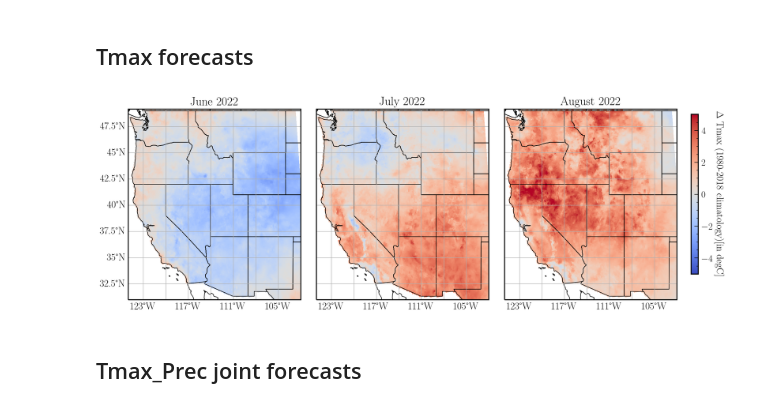
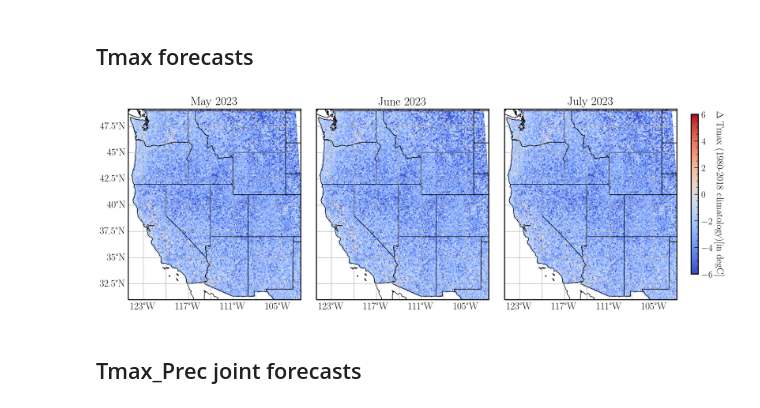
Before and after one commit to jtbuch/SEASFire, a Jupyter notebook: scripts/seas_climate_forecasts.ipynb, the cells around one changed output. Cells and saved outputs as stored; diff of their text form; code cells hidden in the pictures.

```diff
--- a/scripts/seas_climate_forecasts.ipynb
+++ b/scripts/seas_climate_forecasts.ipynb
@@ -194,14 +91,15 @@ clim_df.time= (clim_df.time.dt.year*12 + clim_df.time.dt.month) - (1952*12 + 1)
 # %%
 unit_arr= {'Tmax': 'degC', 'Prec': 'mm' ,'VPD': 'hPa', 'FFWI': 'Intensity', 'Tmin': 'degC'}
 cmap_arr= {'Tmax': 'coolwarm', 'Prec': 'BrBG', 'VPD': 'Reds', 'FFWI': 'coolwarm', 'Tmin': 'coolwarm'}
-jun_arr= np.arange(5, 855, 12)
-jul_arr= jun_arr + 1
-aug_arr= jun_arr + 2
-sep_arr= jun_arr + 3
+may_arr= baseline_mon_arr_func(start_yr= 1980, end_yr= 2018, mindx= 5, base_yr= 1952).values
+jun_arr= baseline_mon_arr_func(start_yr= 1980, end_yr= 2018, mindx= 6, base_yr= 1952).values
+jul_arr= baseline_mon_arr_func(start_yr= 1980, end_yr= 2018, mindx= 7, base_yr= 1952).values
+aug_arr= baseline_mon_arr_func(start_yr= 1980, end_yr= 2018, mindx= 8, base_yr= 1952).values
+sep_arr= baseline_mon_arr_func(start_yr= 1980, end_yr= 2018, mindx= 9, base_yr= 1952).values
 # %%
 ### 2023 climate forecasts
-target_yr= 2022
-target_arr= np.array([857, 858, 859]) - (2023 - target_yr)*12
+target_yr= 2023
+target_arr= np.array([856, 857, 858, 859]) - (2023 - target_yr)*12
 
 lead1mons_fcast_arr= target_arr - 1
 lead2mons_fcast_arr= target_arr - 2
@@ -398,19 +296,24 @@ for m in tqdm(leadsmons_fcast_arr):
     Y_dist_loc_xr.to_netcdf('../sav_files/ngb_pred_files/%s'%pred_var + '_%s'%mb_frac + '_%s'%m + '_%d_ngb_loc.nc'%target_yr) #run_id
     Y_dist_scale_xr.to_netcdf('../sav_files/ngb_pred_files/%s'%pred_var + '_%s'%mb_frac + '_%s'%m + '_%d_ngb_scale.nc'%target_yr)
 # %%
-xarr_tmax_2023= xarray.open_dataarray('../sav_files/ngb_pred_files/%s'%pred_var + '_%s'%mb_frac + '_%s'%leadsmons_fcast_arr[0] + '_%d_ngb_loc.nc'%target_yr) #run_id_arr[0]
+xarr_pred_loc_tyear= xarray.open_dataarray('../sav_files/ngb_pred_files/%s'%pred_var + '_%s'%mb_frac + '_%s'%leadsmons_fcast_arr[0] + '_%d_ngb_loc.nc'%target_yr) #run_id_arr[0]
+xarr_pred_scale_tyear= xarray.open_dataarray('../sav_files/ngb_pred_files/%s'%pred_var + '_%s'%mb_frac + '_%s'%leadsmons_fcast_arr[0] + '_%d_ngb_scale.nc'%target_yr) #run_id_arr[0]
 for i in range(len(leadsmons_fcast_arr)-1): #run_id_arr
-    xarr_tmax_2023= xarray.concat([xarr_tmax_2023, xarray.open_dataarray('../sav_files/ngb_pred_files/%s'%pred_var + '_%s'%mb_frac + '_%s'%leadsmons_fcast_arr[i+1] + '_%d_ngb_loc.nc'%target_yr)], dim= 'time')
+    xarr_pred_loc_tyear= xarray.concat([xarr_pred_loc_tyear, xarray.open_dataarray('../sav_files/ngb_pred_files/%s'%pred_var + '_%s'%mb_frac + '_%s'%leadsmons_fcast_arr[i+1] \
+                                                                                                                                            + '_%d_ngb_loc.nc'%target_yr)], dim= 'time')
+    xarr_pred_scale_tyear= xarray.concat([xarr_pred_scale_tyear, xarray.open_dataarray('../sav_files/ngb_pred_files/%s'%pred_var + '_%s'%mb_frac + '_%s'%leadsmons_fcast_arr[i+1] \
+                                                                                                                                            + '_%d_ngb_scale.nc'%target_yr)], dim= 'time')
 
-Y_obs_xr= xarray.open_dataarray('../sav_files/ngb_pred_files/%s'%pred_var + '_obs.nc')
+Y_obs_xr= xarray.open_dataarray('../data/12km/climate/primary/tmax.nc') # xarray.open_dataarray('../sav_files/ngb_pred_files/%s'%pred_var + '_obs.nc')
+Y_obs_xr= Y_obs_xr.assign_coords({'time': (Y_obs_xr.time.dt.year - 1952)*12 + Y_obs_xr.time.dt.month - 1})
 # %%
-lat_long_fire_grid= coord_transform(xarr_tmax_2023['X'][:].data, xarr_tmax_2023['Y'][:].data, input_crs= 'EPSG:5070', output_crs= 'EPSG:4326')
+lat_long_fire_grid= coord_transform(xarr_pred_loc_tyear['X'][:].data, xarr_pred_loc_tyear['Y'][:].data, input_crs= 'EPSG:5070', output_crs= 'EPSG:4326')
 extent = [-125, -102, 31, 49]
 central_lon = np.mean(extent[:2])
 central_lat = np.mean(extent[2:])
 plot_id= 'normalized_seas_detrended'
-vmin_pred= -5
-vmax_pred= 5
+vmin_pred= -6
+vmax_pred= 6
 
 fig= plt.figure(figsize=(18, 10))
 gs = fig.add_gridspec(4, 6)
@@ -419,53 +322,53 @@ ax= fig.add_subplot(gs[0:4, 0:2], projection=ccrs.PlateCarree())
 ax.set_extent(extent);
 ax.add_feature(cfeature.LAND, edgecolor='black', facecolor= 'white');
 ax.add_feature(cfeature.STATES, edgecolor='black');
-CS= ax.pcolormesh(lat_long_fire_grid[1], lat_long_fire_grid[0], xarr_tmax_2023[0, : , :] - np.mean(Y_obs_xr[Y_obs_xr.time.isin(jun_arr[28:59]), :, :], axis= 0), vmin= vmin_pred, vmax= vmax_pred, cmap= cmap_arr[pred_var]) #.mean(axis= 0, skipna= False)
+CS= ax.pcolormesh(lat_long_fire_grid[0], lat_long_fire_grid[1], xarr_pred_loc_tyear[0, : , :] - np.mean(Y_obs_xr[Y_obs_xr.time.isin(may_arr), :, :], axis= 0), vmin= vmin_pred, vmax= vmax_pred, cmap= cmap_arr[pred_var])
 gl= ax.gridlines(draw_labels=True);
 gl.xlabel_style = {'size': 18, 'color': 'black'}
 gl.ylabel_style = {'size': 18, 'color': 'black'}
 gl.top_labels = False
 gl.right_labels = False
 ax.set_aspect(1.4/1)
-ax.set_title(r'June %d'%target_yr, fontsize= 22);
+ax.set_title(r'May %d'%target_yr, fontsize= 22);
 
 ax1= fig.add_subplot(gs[0:4, 2:4], projection=ccrs.PlateCarree())
 ax1.set_extent(extent);
 ax1.add_feature(cfeature.LAND, edgecolor='black', facecolor= 'white');
 ax1.add_feature(cfeature.STATES, edgecolor='black');
-CS1= ax1.pcolormesh(lat_long_fire_grid[1], lat_long_fire_grid[0], xarr_tmax_2023[1, : , :] - np.mean(Y_obs_xr[Y_obs_xr.time.isin(jul_arr[28:59]), :, :], axis= 0), vmin= vmin_pred, vmax= vmax_pred, cmap= cmap_arr[pred_var]) #.mean(axis= 0, skipna= False)
+CS1= ax1.pcolormesh(lat_long_fire_grid[0], lat_long_fire_grid[1], xarr_pred_loc_tyear[1, : , :] - np.mean(Y_obs_xr[Y_obs_xr.time.isin(jun_arr), :, :], axis= 0), vmin= vmin_pred, vmax= vmax_pred, cmap= cmap_arr[pred_var]) #.mean(axis= 0, skipna= False)
 gl1= ax1.gridlines(draw_labels=True);
 gl1.xlabel_style = {'size': 18, 'color': 'black'}
 gl1.ylabel_style = {'size': 18, 'color': 'black'}
 gl1.top_labels = False
 gl1.left_labels = False
 gl1.right_labels = False
 ax1.set_aspect(1.4/1)
-ax1.set_title(r'July %d'%target_yr, fontsize= 22);
+ax1.set_title(r'June %d'%target_yr, fontsize= 22);
 
 ax2= fig.add_subplot(gs[0:4, 4:6], projection=ccrs.PlateCarree())
 ax2.set_extent(extent);
 ax2.add_feature(cfeature.LAND, edgecolor='black', facecolor= 'white');
 ax2.add_feature(cfeature.STATES, edgecolor='black');
-CS2= ax2.pcolormesh(lat_long_fire_grid[1], lat_long_fire_grid[0], xarr_tmax_2023[2, : , :] - np.mean(Y_obs_xr[Y_obs_xr.time.isin(aug_arr[28:59]), :, :], axis= 0), vmin= vmin_pred, vmax= vmax_pred, cmap= cmap_arr[pred_var]) #.mean(axis= 0, skipna= False)
+CS2= ax2.pcolormesh(lat_long_fire_grid[0], lat_long_fire_grid[1], xarr_pred_loc_tyear[2, : , :] - np.mean(Y_obs_xr[Y_obs_xr.time.isin(jul_arr), :, :], axis= 0), vmin= vmin_pred, vmax= vmax_pred, cmap= cmap_arr[pred_var])
 cax1= fig.add_axes([ax2.get_position().x1 + 0.02, ax2.get_position().y1 - 0.35, 0.01, ax2.get_position().height + 0.06])
 cbar1= fig.colorbar(CS2, cax= cax1, orientation= 'vertical')
 cbar1.set_label(r'$\Delta$ %s (1980-2018 climatology)'%pred_var + '[in  %s]'%unit_arr[pred_var], labelpad= 20, rotation= 270, fontsize= 18)
 gl2= ax2.gridlines(draw_labels=True);
 gl2.xlabel_style = {'size': 18, 'color': 'black'}
 gl2.ylabel_style = {'size': 18, 'color': 'black'}
 gl2.top_labels = False
 gl2.left_labels = False
 gl2.right_labels = False
 ax2.set_aspect(1.4/1)
-ax2.set_title(r'August %d'%target_yr, fontsize= 22);
+ax2.set_title(r'July %d'%target_yr, fontsize= 22);
 
 #cax= fig.add_axes([ax.get_position().x1, ax.get_position().y0 - 0.1, ax.get_position().width + 0.04, 0.02])
 #cbar= fig.colorbar(CS, cax= cax, orientation= 'horizontal')
 #cbar.set_label(r'Tmax [in degC]', labelpad= 20, fontsize= 18)
 
 #plt.savefig('../plots/seasonal_preds/%s'%pred_var + '_jja_lead3mo_%d'%target_yr + '_%s.pdf'%plot_id, bbox_inches='tight', dpi= 300);l
 # %% [output]
-[figure, old version]
+[figure, new version]
 # %% [markdown]
 ## Tmax_Prec joint forecasts
 # %%
```
Also changed, not shown: parts of 6 cells of this notebook, 3 other files.
